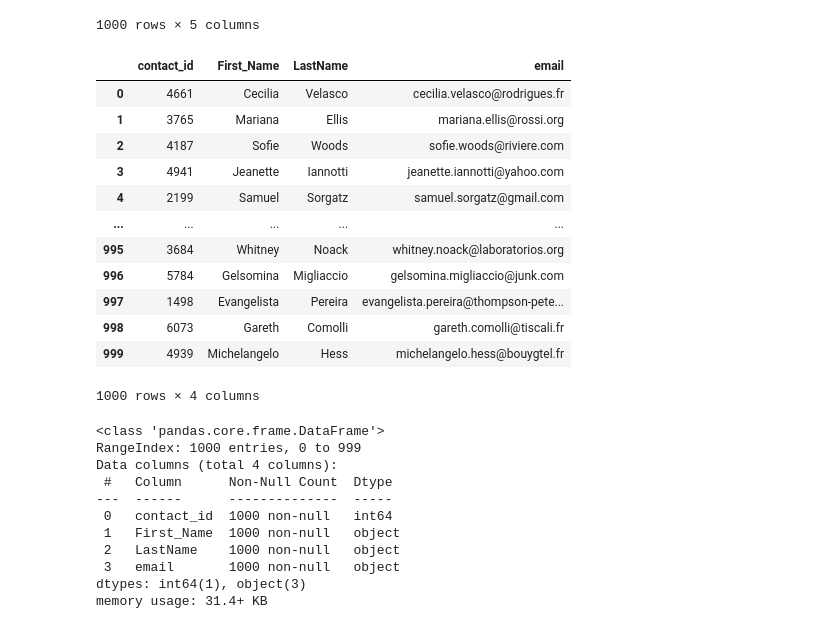
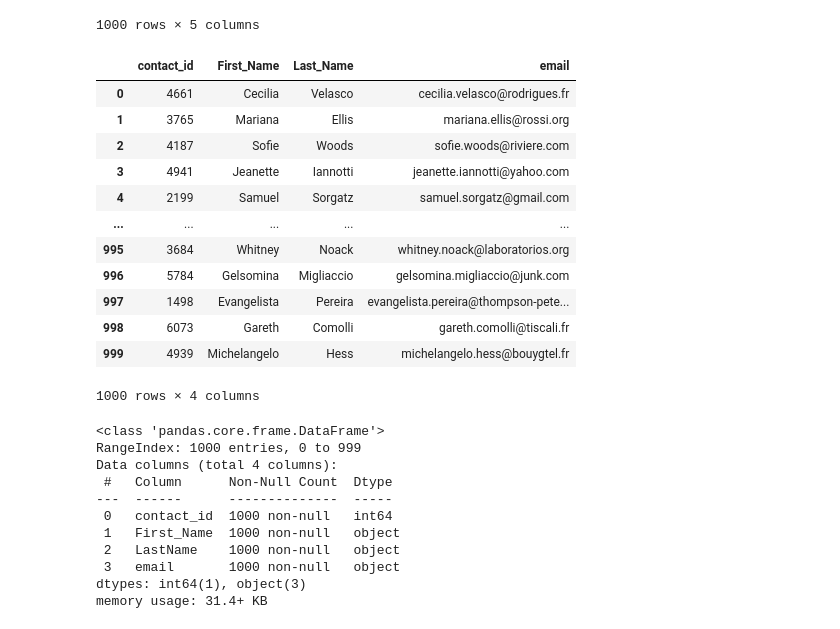
Before and after one commit to pfandan/Crowdfunding_ETL, a Jupyter notebook: ETL_Mini_Project_Starter_Code_PoonamFandan.ipynb, the cells around one changed output. Cells and saved outputs as stored; diff of their text form; code cells hidden in the pictures.

```diff
--- a/ETL_Mini_Project_Starter_Code_PoonamFandan.ipynb
+++ b/ETL_Mini_Project_Starter_Code_PoonamFandan.ipynb
@@ -656,11 +616,11 @@ contact_info_df_copy1
 # %%
 # Reorder the columns
 contact_info_df_copy1=contact_info_df_copy1[["contact_id","first","last","email"]]
-contact_info_df_copy1.rename(columns={"first":"First_Name","last":"Last_Name"}, inplace=True)
+contact_info_df_copy1.rename(columns={"LastName":"Last_Name"}, inplace=True)
 
 contact_info_df_copy1
 # %% [output]
-|  | contact_id | First_Name | LastName | email |
+|  | contact_id | First_Name | Last_Name | email |
 | 0 | 4661 | Cecilia | Velasco | cecilia.velasco@rodrigues.fr |
 | 1 | 3765 | Mariana | Ellis | mariana.ellis@rossi.org |
 | 2 | 4187 | Sofie | Woods | sofie.woods@riviere.com |
```
Also changed, not shown: parts of 12 cells of this notebook, 5 other files.
